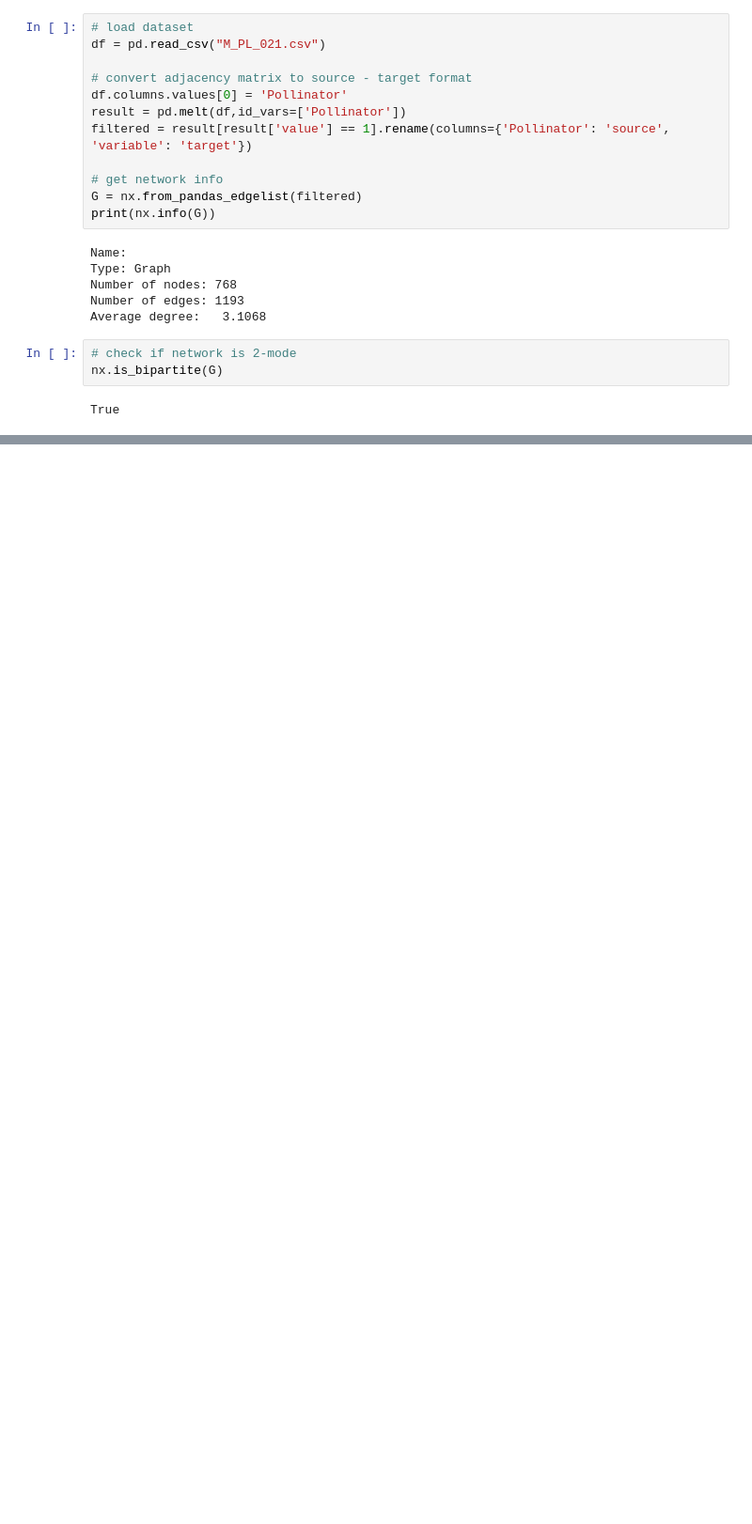
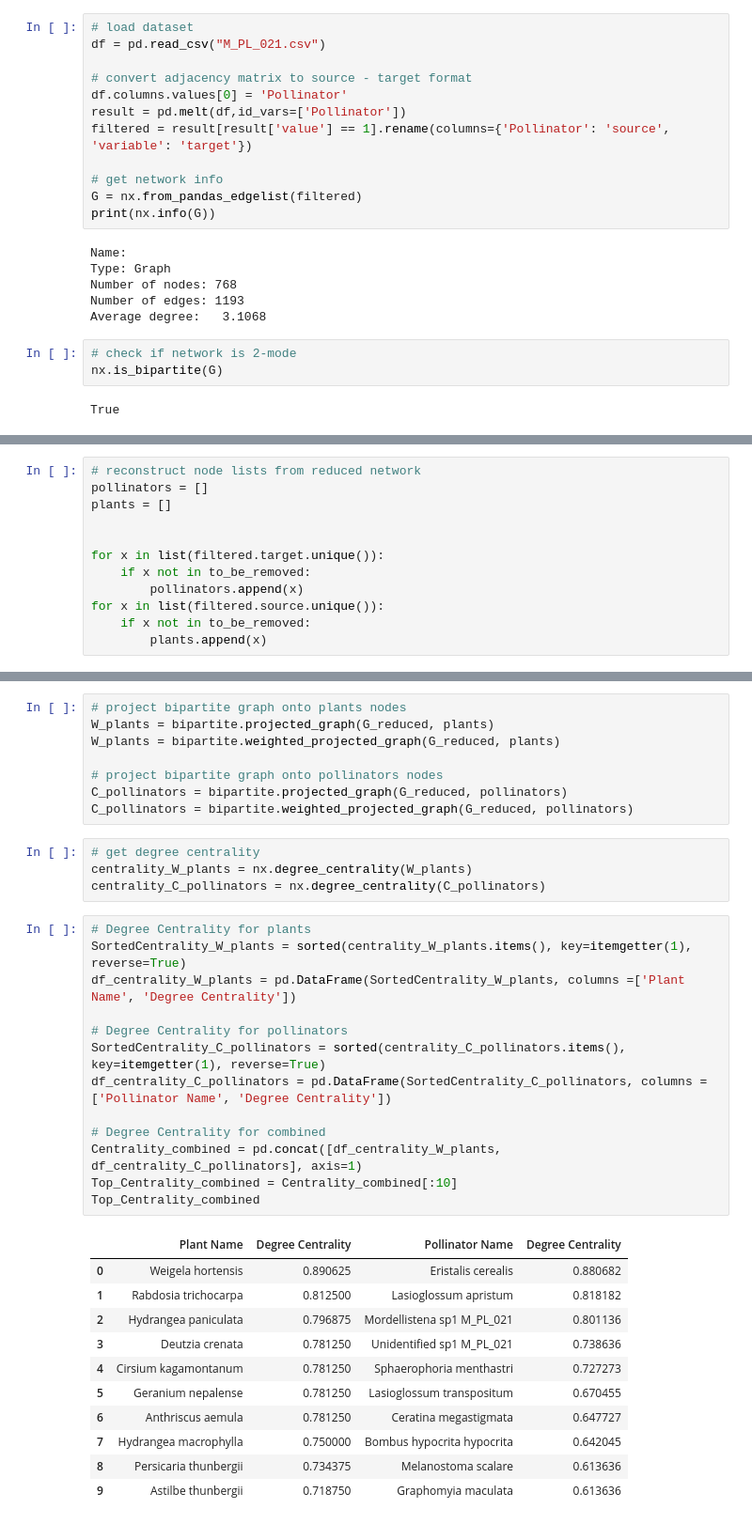
Before and after one commit to lincarrieli/DATA620-Web-Analytics, a Jupyter notebook: Data620_Project2_Lin_Tony.ipynb, the cells around one changed output, grey strips where cells are left out. Shown at 94% size. Cells and saved outputs as stored; diff of their text form; blank space fills up the shorter version.

```diff
--- a/Data620_Project2_Lin_Tony.ipynb
+++ b/Data620_Project2_Lin_Tony.ipynb
@@ -192,0 +103,12 @@ This network have relatively low density of 0.00405. For the pollinators network
+# %%
+# reconstruct node lists from reduced network
+pollinators = []
+plants = []
+
+
+for x in list(filtered.target.unique()):
+    if x not in to_be_removed:
+        pollinators.append(x)
+for x in list(filtered.source.unique()):
+    if x not in to_be_removed:
+        plants.append(x)
@@ -192,0 +155,37 @@ This network have relatively low density of 0.00405. For the pollinators network
+# %%
+# project bipartite graph onto plants nodes
+W_plants = bipartite.projected_graph(G_reduced, plants)
+W_plants = bipartite.weighted_projected_graph(G_reduced, plants)
+
+# project bipartite graph onto pollinators nodes
+C_pollinators = bipartite.projected_graph(G_reduced, pollinators)
+C_pollinators = bipartite.weighted_projected_graph(G_reduced, pollinators)
+# %%
+# get degree centrality
+centrality_W_plants = nx.degree_centrality(W_plants)
+centrality_C_pollinators = nx.degree_centrality(C_pollinators)
+# %%
+# Degree Centrality for plants
+SortedCentrality_W_plants = sorted(centrality_W_plants.items(), key=itemgetter(1), reverse=True)
+df_centrality_W_plants = pd.DataFrame(SortedCentrality_W_plants, columns =['Plant Name', 'Degree Centrality'])
+
+# Degree Centrality for pollinators
+SortedCentrality_C_pollinators = sorted(centrality_C_pollinators.items(), key=itemgetter(1), reverse=True)
+df_centrality_C_pollinators = pd.DataFrame(SortedCentrality_C_pollinators, columns =['Pollinator Name', 'Degree Centrality'])
+
+# Degree Centrality for combined
+Centrality_combined = pd.concat([df_centrality_W_plants, df_centrality_C_pollinators], axis=1)
+Top_Centrality_combined = Centrality_combined[:10]
+Top_Centrality_combined
+# %% [output]
+|  | Plant Name | Degree Centrality | Pollinator Name | Degree Centrality |
+| 0 | Weigela hortensis | 0.890625 | Eristalis cerealis | 0.880682 |
+| 1 | Rabdosia trichocarpa | 0.812500 | Lasioglossum apristum | 0.818182 |
+| 2 | Hydrangea paniculata | 0.796875 | Mordellistena sp1 M_PL_021 | 0.801136 |
+| 3 | Deutzia crenata | 0.781250 | Unidentified sp1 M_PL_021 | 0.738636 |
+| 4 | Cirsium kagamontanum | 0.781250 | Sphaerophoria menthastri | 0.727273 |
+| 5 | Geranium nepalense | 0.781250 | Lasioglossum transpositum | 0.670455 |
+| 6 | Anthriscus aemula | 0.781250 | Ceratina megastigmata | 0.647727 |
+| 7 | Hydrangea macrophylla | 0.750000 | Bombus hypocrita hypocrita | 0.642045 |
+| 8 | Persicaria thunbergii | 0.734375 | Melanostoma scalare | 0.613636 |
+| 9 | Astilbe thunbergii | 0.718750 | Graphomyia maculata | 0.613636 |
```
Also changed, not shown: parts of 33 cells of this notebook.
